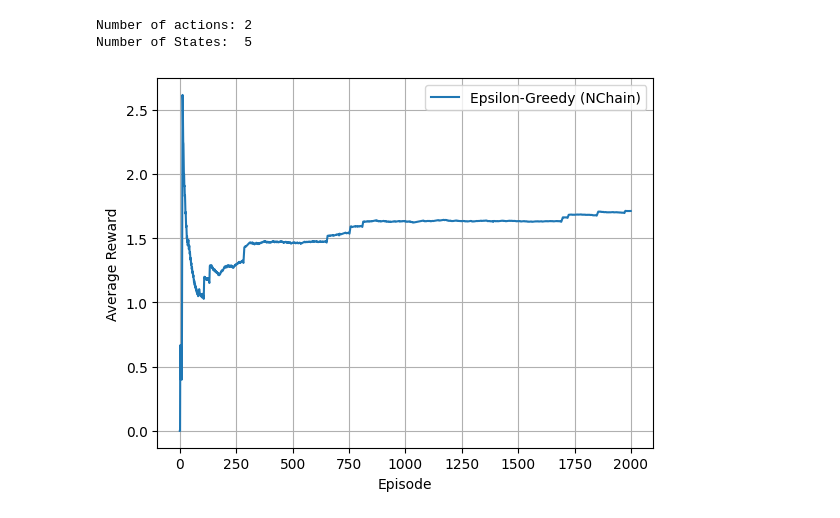
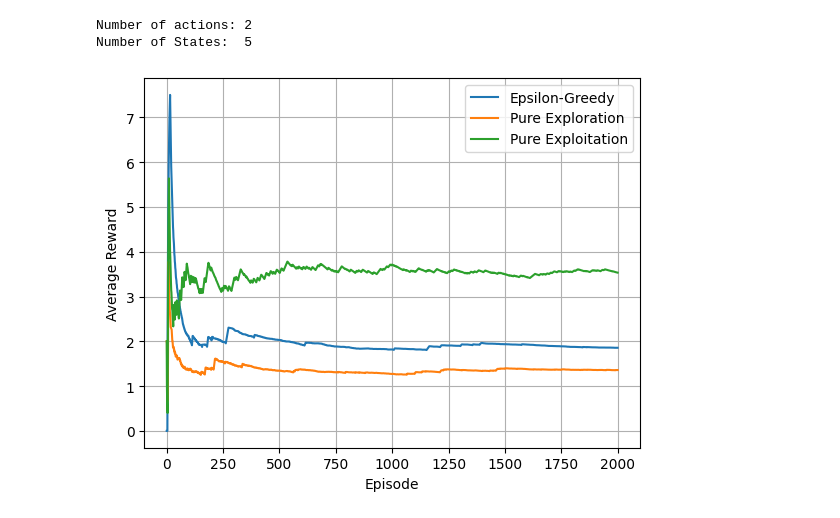
Before and after one commit to aiaaee/Policy-Improvement-Methods-Analysis, a Jupyter notebook: test.ipynb, the cells around one changed output. Cells and saved outputs as stored; diff of their text form; code cells hidden in the pictures.

```diff
--- a/test.ipynb
+++ b/test.ipynb
@@ -192,6 +203,9 @@ def epsilon_greedy(env , epsilon=0.1 , n_episodes=100):
     if done or truncated :
       state = env.reset()
   return np.array(returns) , Q
+# %%
+state = env.reset()
+next_state , reward , done , truncated = env.step(0)
 # %%
 def pure_exploitation(env , n_episodes=100):
   n_actions = env.action_space.n
@@ -235,13 +247,22 @@ next_state , reward , done , truncated = env.step(0)
 # %%
-returns_eps, Q_eps = epsilon_greedy(env, epsilon=0.1, n_episodes=2000)
-avg_rewards = np.cumsum(returns_eps) / (np.arange(len(returns_eps)) + 1)
+returns_eps, _ = epsilon_greedy(env, epsilon=0.1, n_episodes=2000)
+returns_explore , _ = pure_exploration(env , n_episodes=2000)
+returns_exploit , _ = pure_exploitation(env , n_episodes=2000)
 
-import matplotlib.pyplot as plt
-plt.plot(avg_rewards, label="Epsilon-Greedy (NChain)")
+epsilon_avg_rewards = np.cumsum(returns_eps) / (np.arange(len(returns_eps)) + 1)
+explore_avg_rewards = np.cumsum(returns_explore) / (np.arange(len(returns_explore)) + 1)
+exploit_avg_rewards = np.cumsum(returns_exploit) / (np.arange(len(returns_exploit)) + 1)
+
+
+plt.plot(epsilon_avg_rewards, label="Epsilon-Greedy")
+plt.plot(explore_avg_rewards, label="Pure Exploration")
+plt.plot(exploit_avg_rewards, label="Pure Exploitation")
+
+plt.plot()
 plt.xlabel("Episode")
 plt.ylabel("Average Reward")
 plt.legend()
 plt.grid(True)
 plt.show()
 # %% [output]
-[figure, old version]
+[figure, new version]
```
Also changed, not shown: parts of 3 cells of this notebook.
